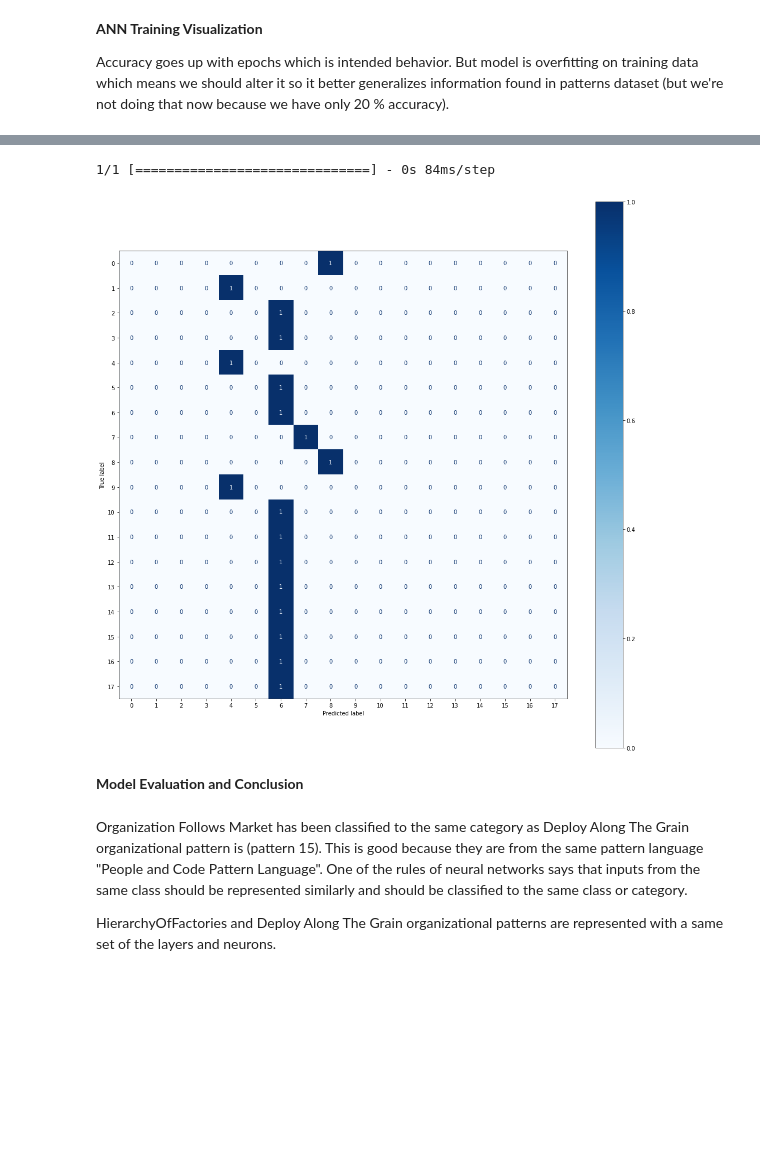
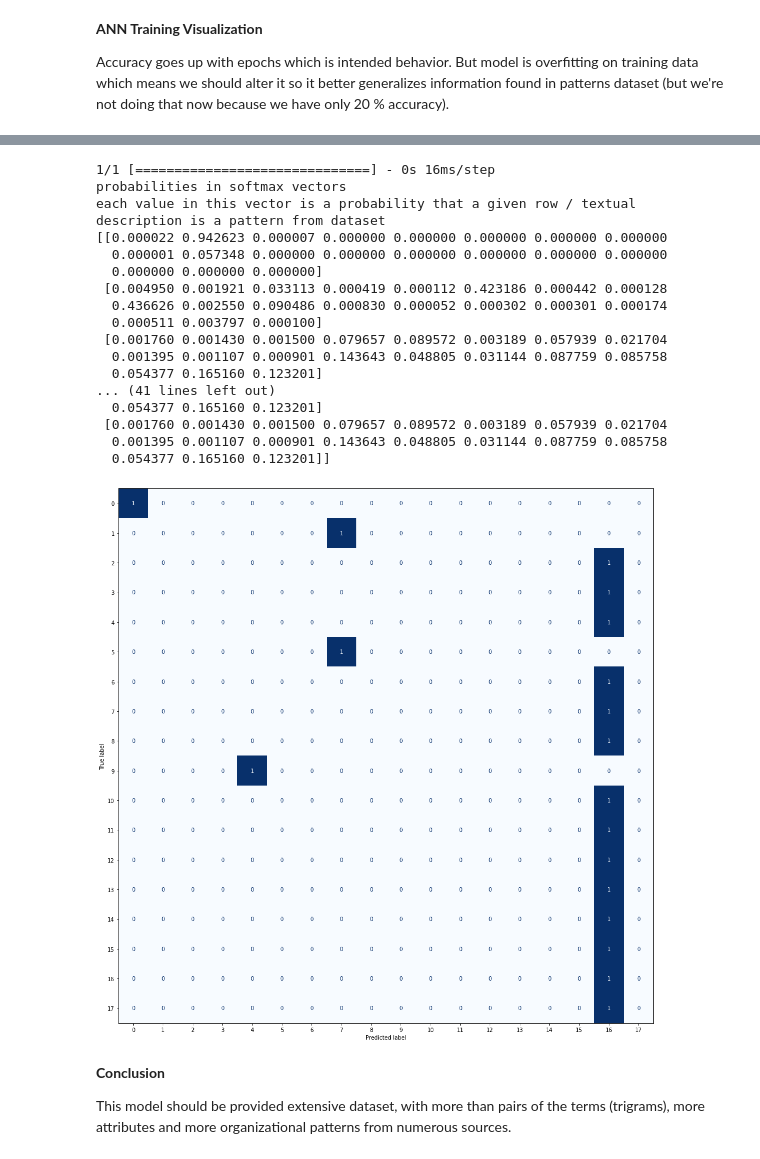
Before and after one commit to viktorFIIT/relationships-between-organizational-patterns, a Jupyter notebook: neural-network/softmax-bigrams-tensorflow-2-keras.ipynb, the cells around one changed output, grey strips where cells are left out. Cells and saved outputs as stored; diff of their text form; code cells hidden in the pictures; blank space fills up the shorter version.

Commit message:
newest changes to bigram model

```diff
--- a/neural-network/softmax-bigrams-tensorflow-2-keras.ipynb
+++ b/neural-network/softmax-bigrams-tensorflow-2-keras.ipynb
@@ -221,0 +248,18 @@ We're going to check our classification accuracy on the training dataset. For ev
+# %%
+def plot_confusion_matrix(labels, pred_labels):
+
+    fig = plt.figure(figsize=(18, 18))
+    ax = fig.add_subplot(1, 1, 1)
+    cm = metrics.confusion_matrix(labels, pred_labels)
+    cm = metrics.ConfusionMatrixDisplay(cm, display_labels=range(18))
+    cm.plot(values_format='d', cmap='Blues', ax=ax, colorbar=False)
+
+np.set_printoptions(formatter={'float_kind':'{:f}'.format})
+
+softmax_vectors = ann.predict(X_val)
+print('probabilities in softmax vectors')
+print('each value in this vector is a probability that a given row / textual description is a pattern from dataset')
+print(softmax_vectors)
+indexes_of_predicted_patterns = np.argmax(softmax_vectors, axis=1)
+pattern_names_from_one_hot_encodings = np.argmax(y_val, axis=1)
+plot_confusion_matrix(pattern_names_from_one_hot_encodings, indexes_of_predicted_patterns)
@@ -222,25 +300,41 @@ We're going to check our classification accuracy on the training dataset. For ev
 # %%
 def plot_confusion_matrix(labels, pred_labels):
 
     fig = plt.figure(figsize=(18, 18))
     ax = fig.add_subplot(1, 1, 1)
     cm = metrics.confusion_matrix(labels, pred_labels)
     cm = metrics.ConfusionMatrixDisplay(cm, display_labels=range(18))
-    cm.plot(values_format='d', cmap='Blues', ax=ax)
+    cm.plot(values_format='d', cmap='Blues', ax=ax, colorbar=False)
 
-train_set_probabilities_for_classes = ann.predict(X_train)
-# class with a maximum probability is our predicted quality class
-train_set_predicted_classes = np.argmax(train_set_probabilities_for_classes, axis = 1)
-y_train_class = np.argmax(y_train, axis = 1)
-confusion_matrix(y_train_class, train_set_predicted_classes)
+np.set_printoptions(formatter={'float_kind':'{:f}'.format})
 
-plot_confusion_matrix(y_train_class, train_set_predicted_classes)
+softmax_vectors = ann.predict(X_test)
+print('probabilities in softmax vectors')
+print('each value in this vector is a probability that a given row / textual description is a pattern from dataset')
+print(softmax_vectors)
+indexes_of_predicted_patterns = np.argmax(softmax_vectors, axis=1)
+pattern_names_from_one_hot_encodings = np.argmax(y_test, axis=1)
+plot_confusion_matrix(pattern_names_from_one_hot_encodings, indexes_of_predicted_patterns)
 # %% [output]
-1/1 [==============================] - 0s 84ms/step
+1/1 [==============================] - 0s 16ms/step
+probabilities in softmax vectors
+each value in this vector is a probability that a given row / textual description is a pattern from dataset
+[[0.000022 0.942623 0.000007 0.000000 0.000000 0.000000 0.000000 0.000000
+  0.000001 0.057348 0.000000 0.000000 0.000000 0.000000 0.000000 0.000000
+  0.000000 0.000000 0.000000]
+ [0.004950 0.001921 0.033113 0.000419 0.000112 0.423186 0.000442 0.000128
+  0.436626 0.002550 0.090486 0.000830 0.000052 0.000302 0.000301 0.000174
+  0.000511 0.003797 0.000100]
+ [0.001760 0.001430 0.001500 0.079657 0.089572 0.003189 0.057939 0.021704
+  0.001395 0.001107 0.000901 0.143643 0.048805 0.031144 0.087759 0.085758
+  0.054377 0.165160 0.123201]
+... (41 lines left out)
+  0.054377 0.165160 0.123201]
+ [0.001760 0.001430 0.001500 0.079657 0.089572 0.003189 0.057939 0.021704
+  0.001395 0.001107 0.000901 0.143643 0.048805 0.031144 0.087759 0.085758
+  0.054377 0.165160 0.123201]]
-[figure, old version]
+[figure, new version]
-# %% [markdown]
-**Model Evaluation and Conclusion**
-# %% [markdown]
-Organization Follows Market has been classified to the same category as Deploy Along The Grain organizational pattern is (pattern 15). This is good because they are from the same pattern language "People and Code Pattern Language". One of the rules of neural networks says that inputs from the same class should be represented similarly and should be classified to the same class or category.
-
-HierarchyOfFactories and Deploy Along The Grain organizational patterns are represented with a same set of the layers and neurons.
+# %% [markdown]
+**Conclusion**
+
+This model should be provided extensive dataset, with more than pairs of the terms (trigrams), more attributes and more organizational patterns from numerous sources.
```
Also changed, not shown: parts of 10 cells of this notebook, 5 other files.
